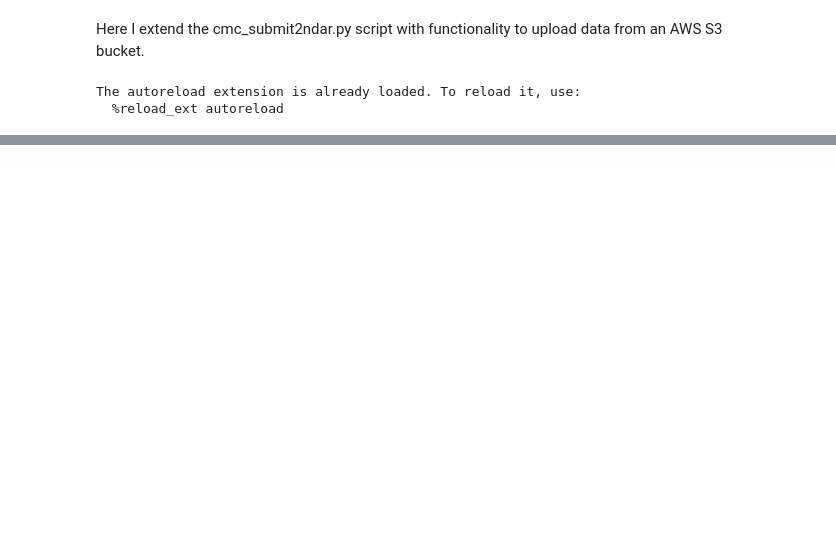
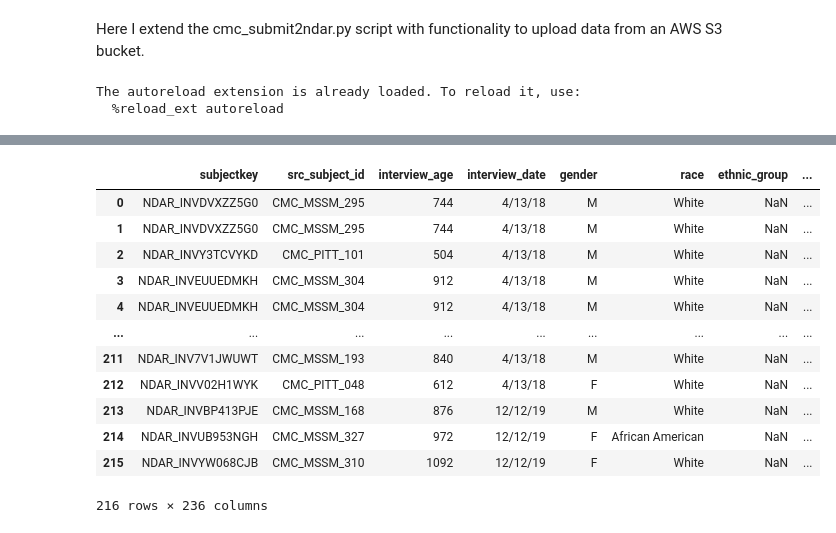
Before and after one commit to attilagk/BSM-research, a Jupyter notebook: notebook/2020-04-22-upload-to-ndar-from-s3/2020-04-22-upload-to-ndar-from-s3.ipynb, the cells around one changed output, grey strips where cells are left out. Saved outputs shown, nothing was run; the diff lists cells and outputs as text; code cells hidden in the pictures; blank space fills up the shorter version.

```diff
--- a/notebook/2020-04-22-upload-to-ndar-from-s3/2020-04-22-upload-to-ndar-from-s3.ipynb
+++ b/notebook/2020-04-22-upload-to-ndar-from-s3/2020-04-22-upload-to-ndar-from-s3.ipynb
@@ -12,3 +99,20 @@ The autoreload extension is already loaded. To reload it, use:
+# %%
+btb.iloc[0]
+btb
+# %% [output]
+|  | subjectkey | src_subject_id | interview_age | interview_date | gender | race | ethnic_group | ... |
+| 0 | NDAR_INVDVXZZ5G0 | CMC_MSSM_295 | 744 | 4/13/18 | M | White | NaN | ... |
+| 1 | NDAR_INVDVXZZ5G0 | CMC_MSSM_295 | 744 | 4/13/18 | M | White | NaN | ... |
+| 2 | NDAR_INVY3TCVYKD | CMC_PITT_101 | 504 | 4/13/18 | M | White | NaN | ... |
+| 3 | NDAR_INVEUUEDMKH | CMC_MSSM_304 | 912 | 4/13/18 | M | White | NaN | ... |
+| 4 | NDAR_INVEUUEDMKH | CMC_MSSM_304 | 912 | 4/13/18 | M | White | NaN | ... |
+| ... | ... | ... | ... | ... | ... | ... | ... | ... |
+| 211 | NDAR_INV7V1JWUWT | CMC_MSSM_193 | 840 | 4/13/18 | M | White | NaN | ... |
+| 212 | NDAR_INVV02H1WYK | CMC_PITT_048 | 612 | 4/13/18 | F | White | NaN | ... |
+| 213 | NDAR_INVBP413PJE | CMC_MSSM_168 | 876 | 12/12/19 | M | White | NaN | ... |
+| 214 | NDAR_INVUB953NGH | CMC_MSSM_327 | 972 | 12/12/19 | F | African American | NaN | ... |
+| 215 | NDAR_INVYW068CJB | CMC_MSSM_310 | 1092 | 12/12/19 | F | White | NaN | ... |
+216 rows × 236 columns
 # %%
 %connect_info
 # %% [output]
```
Also changed, not shown: parts of 14 cells of this notebook, 1 other file.
